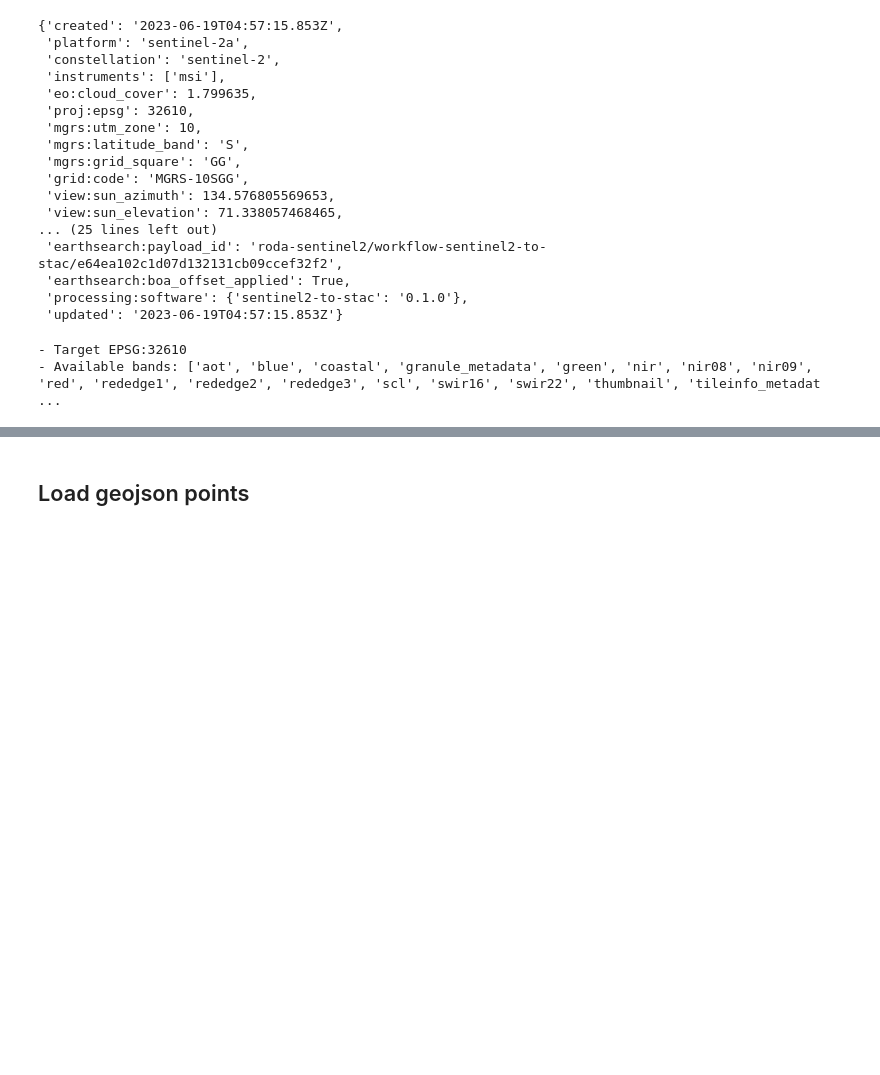
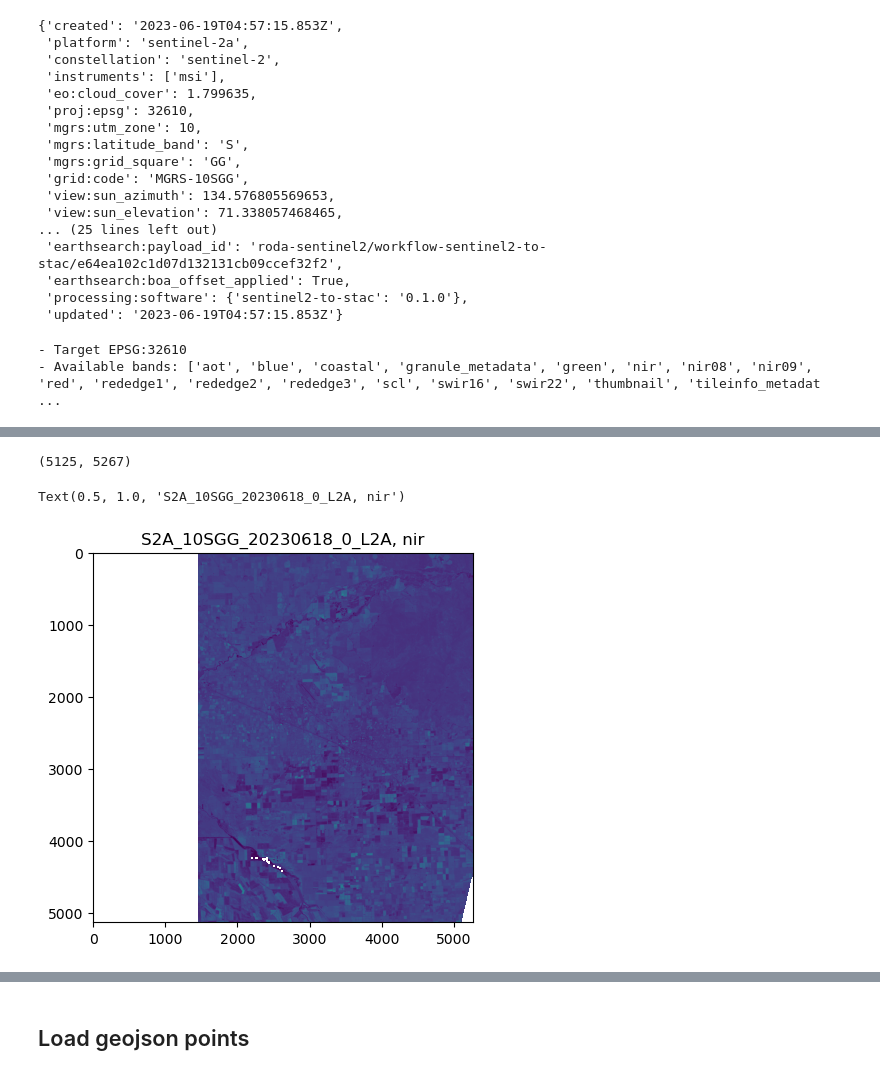
Before and after one commit to ai-extensions/s1_eda, a Jupyter notebook: 1.0_Search_STAC-API.ipynb, the cells around one changed output, grey strips where cells are left out. Drawn from its saved outputs; the diff is of its cells as text; code cells hidden in the pictures; blank space fills up the shorter version.

Commit message:
plotting bands

```diff
--- a/1.0_Search_STAC-API.ipynb
+++ b/1.0_Search_STAC-API.ipynb
@@ -235,2 +238,16 @@ resolution :
+# %%
+band = 'nir'
+# %%
+stack.sel(band=band)[0].shape
+# %% [output]
+(5125, 5267)
+# %%
+# Plot a single band
+plt.figure()
+plt.imshow(stack.sel(band=band)[0])#.values[0:1500,0:1500])#,norm=colors.Normalize(0, 4000))
+plt.title(f'{s2item.id}, {band}')
+# %% [output]
+Text(0.5, 1.0, 'S2A_10SGG_20230618_0_L2A, nir')
+[figure, added]
 # %%
 stack.sel(band='red')
```
Also changed, not shown: parts of 14 cells of this notebook, 1 other file.
